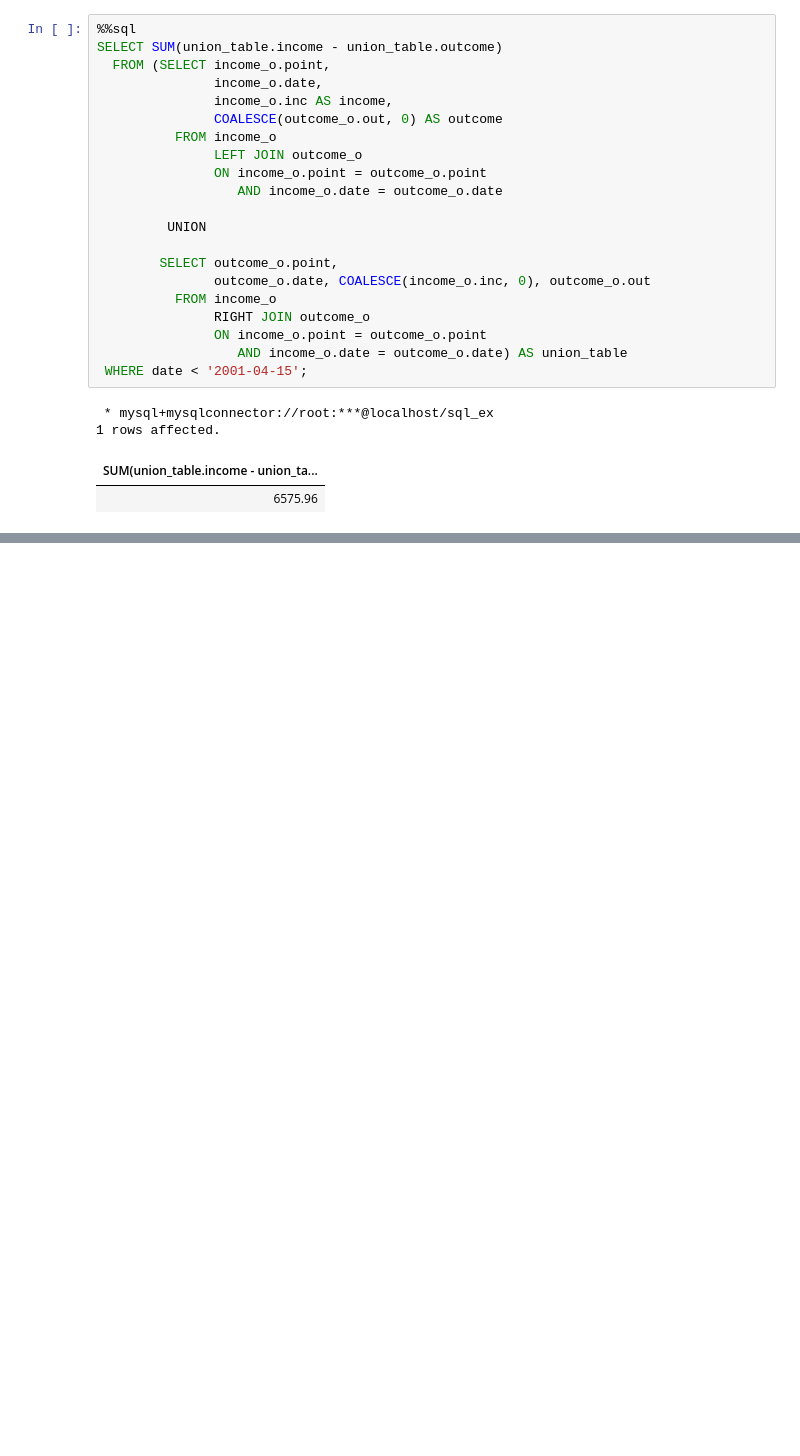
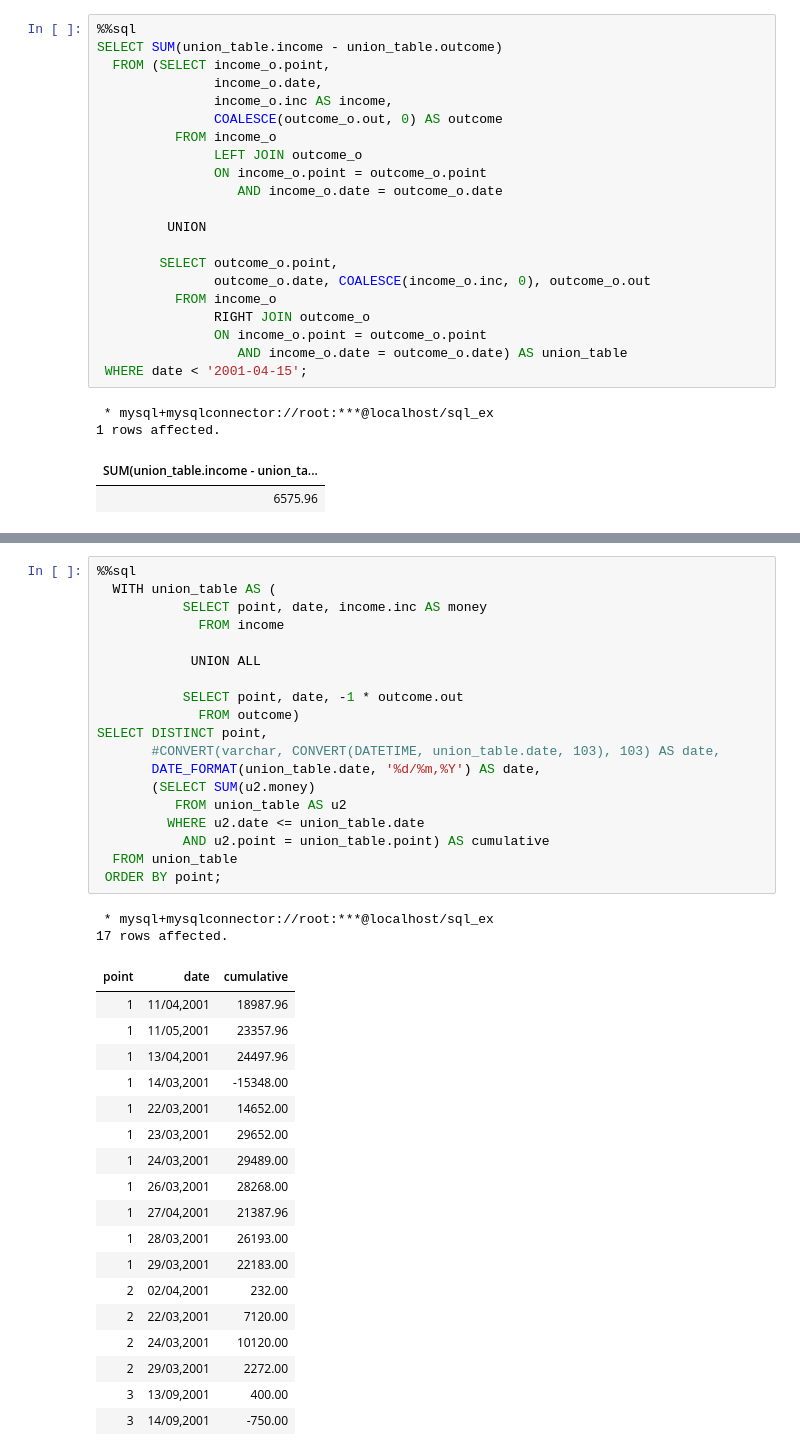
Before and after one commit to dided-s/sql-ex, a Jupyter notebook: select-training/inc-out/tasks.ipynb, the cells around one changed output, grey strips where cells are left out. Cells and saved outputs as stored; diff of their text form; blank space fills up the shorter version.

```diff
--- a/select-training/inc-out/tasks.ipynb
+++ b/select-training/inc-out/tasks.ipynb
@@ -255,0 +304,40 @@ SELECT SUM(union_table.income - union_table.outcome)
+# %%
+%%sql
+  WITH union_table AS (
+           SELECT point, date, income.inc AS money
+             FROM income
+
+            UNION ALL
+
+           SELECT point, date, -1 * outcome.out
+             FROM outcome)
+SELECT DISTINCT point,
+       #CONVERT(varchar, CONVERT(DATETIME, union_table.date, 103), 103) AS date,
+       DATE_FORMAT(union_table.date, '%d/%m,%Y') AS date,
+       (SELECT SUM(u2.money)
+          FROM union_table AS u2
+         WHERE u2.date <= union_table.date
+           AND u2.point = union_table.point) AS cumulative
+  FROM union_table
+ ORDER BY point;
+# %% [output]
+ * mysql+mysqlconnector://root:***@localhost/sql_ex
+17 rows affected.
+| point | date | cumulative |
+| 1 | 11/04,2001 | 18987.96 |
+| 1 | 11/05,2001 | 23357.96 |
+| 1 | 13/04,2001 | 24497.96 |
+| 1 | 14/03,2001 | -15348.00 |
+| 1 | 22/03,2001 | 14652.00 |
+| 1 | 23/03,2001 | 29652.00 |
+| 1 | 24/03,2001 | 29489.00 |
+| 1 | 26/03,2001 | 28268.00 |
+| 1 | 27/04,2001 | 21387.96 |
+| 1 | 28/03,2001 | 26193.00 |
+| 1 | 29/03,2001 | 22183.00 |
+| 2 | 02/04,2001 | 232.00 |
+| 2 | 22/03,2001 | 7120.00 |
+| 2 | 24/03,2001 | 10120.00 |
+| 2 | 29/03,2001 | 2272.00 |
+| 3 | 13/09,2001 | 400.00 |
+| 3 | 14/09,2001 | -750.00 |
```
Also changed, not shown: parts of 6 cells of this notebook, 3 other files.
